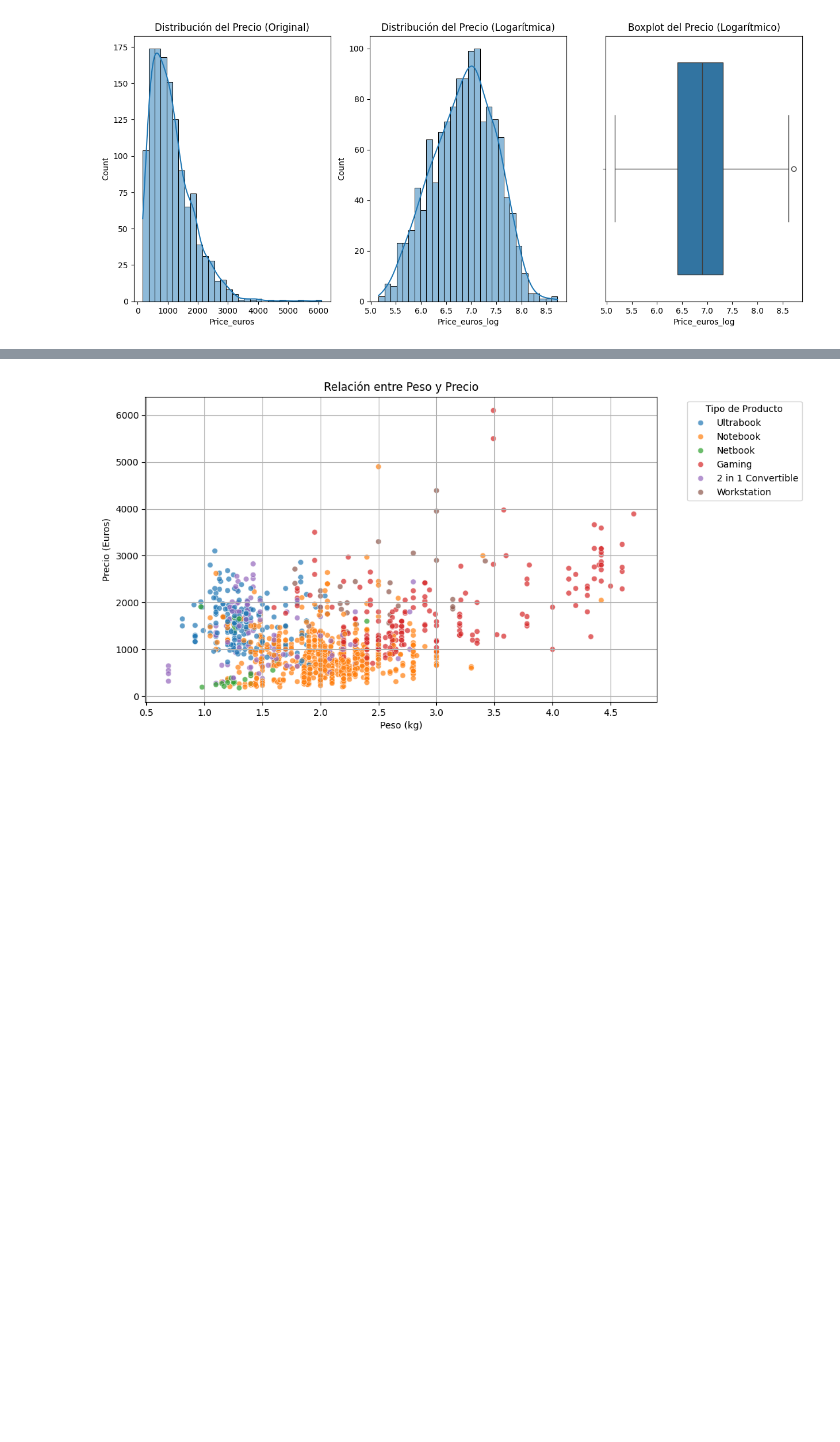
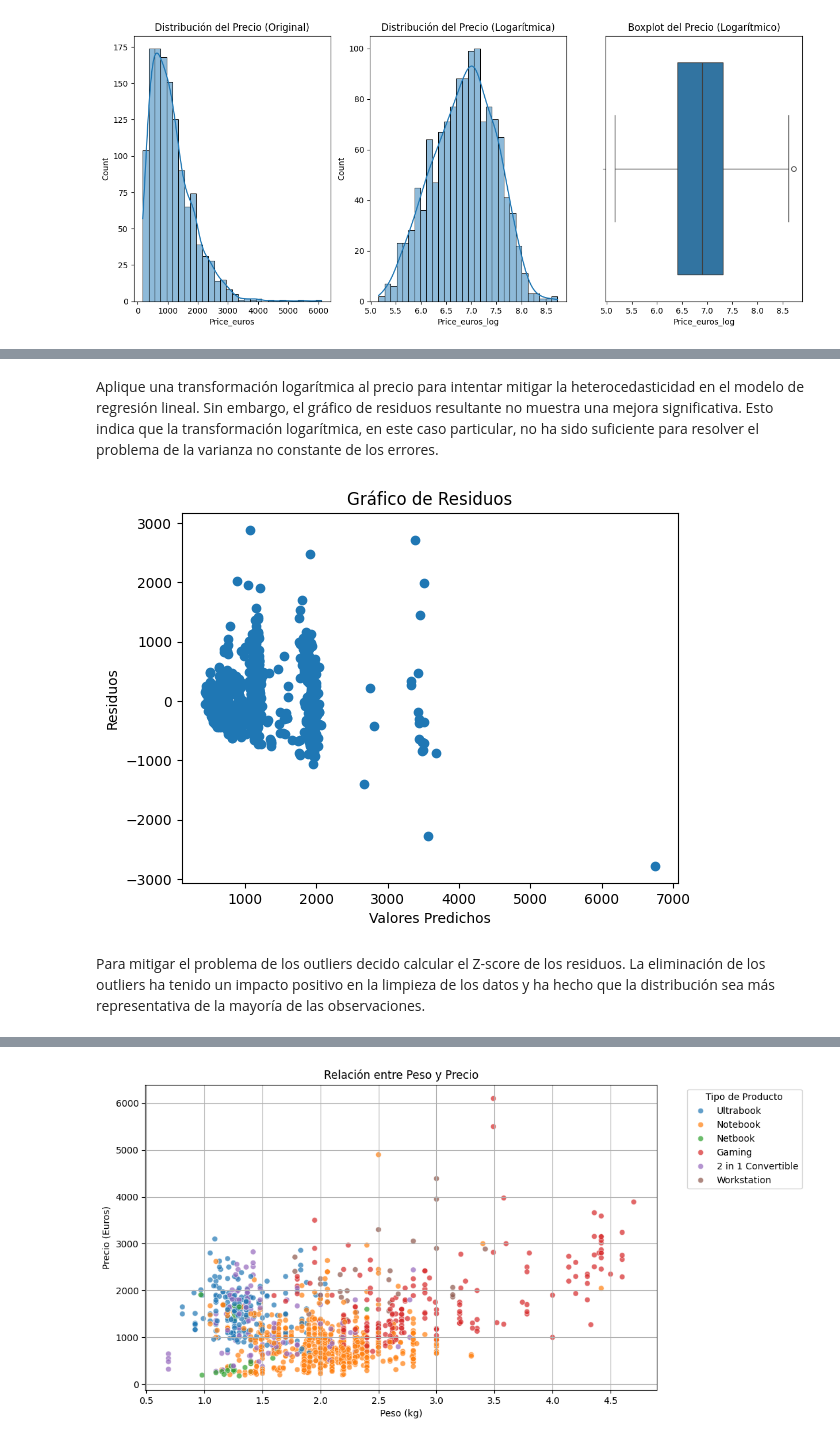
Before and after one commit to Rociosamudio/DataScience-Prediccion-de-precio-de-computadoras, a Jupyter notebook: tp_final_samudio.ipynb, the cells around one changed output, grey strips where cells are left out. Cells and saved outputs as stored; diff of their text form; code cells hidden in the pictures; blank space fills up the shorter version.

```diff
--- a/tp_final_samudio.ipynb
+++ b/tp_final_samudio.ipynb
@@ -213,0 +279,21 @@ plt.show()
+# %% [markdown]
+Aplique una transformación logarítmica al precio para intentar mitigar la heterocedasticidad en el modelo de regresión lineal. Sin embargo, el gráfico de residuos resultante no muestra una mejora significativa. Esto indica que la transformación logarítmica, en este caso particular, no ha sido suficiente para resolver el problema de la varianza no constante de los errores.
+# %%
+df['log_precio'] = np.log(df['Price_euros'])
+
+# Ajustar el modelo con la variable transformada
+X = df[['Ram', 'Weight', 'PrimaryStorage']]
+y = df['log_precio']
+
+
+# Graficar los residuos
+plt.scatter(y_pred, residuals)
+plt.xlabel('Valores Predichos')
+plt.ylabel('Residuos')
+plt.title('Gráfico de Residuos')
+plt.show()
+# %% [output]
+[figure, added]
+# %% [markdown]
+Para mitigar el problema de los outliers decido calcular el Z-score de los residuos.
+La eliminación de los outliers ha tenido un impacto positivo en la limpieza de los datos y ha hecho que la distribución sea más representativa de la mayoría de las observaciones.
```
Also changed, not shown: parts of 36 cells of this notebook.
